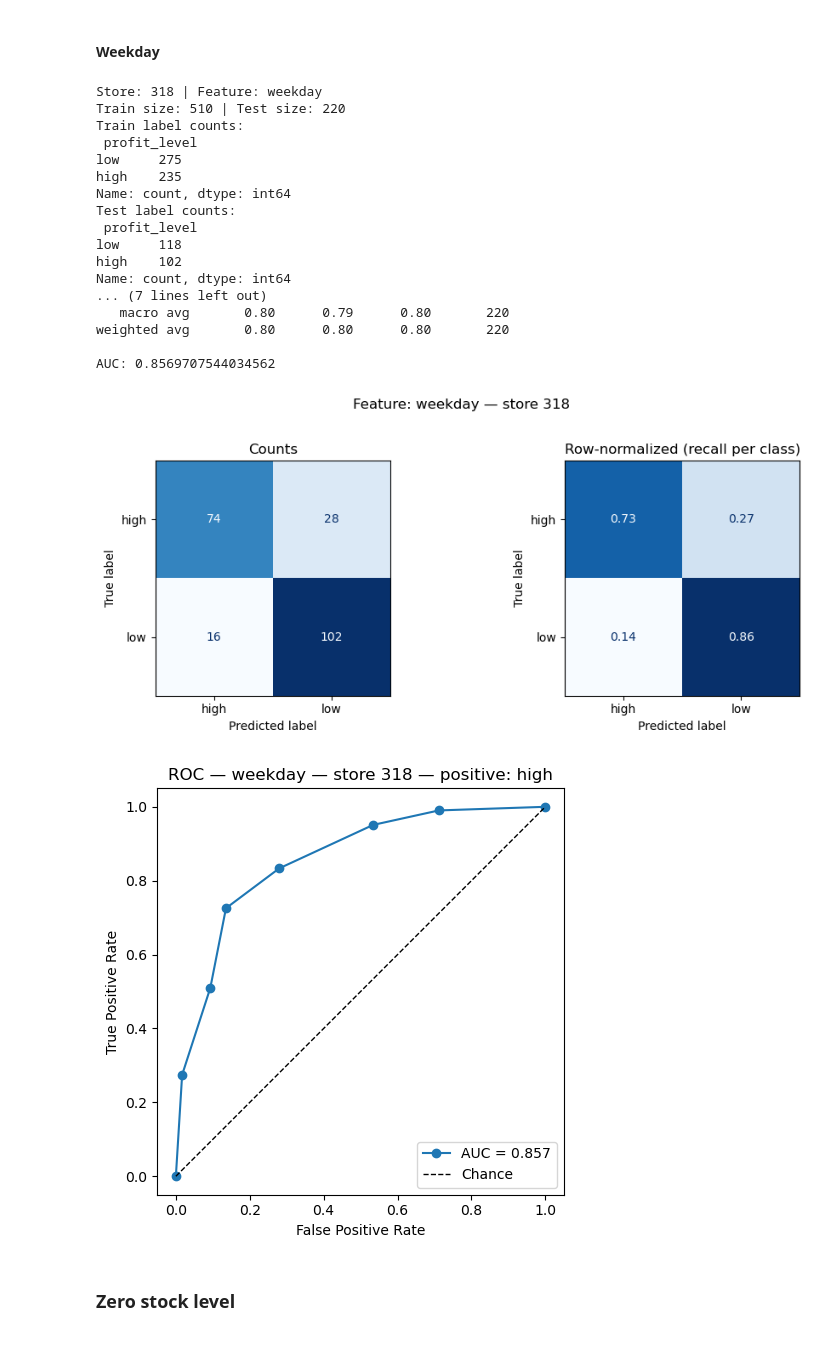
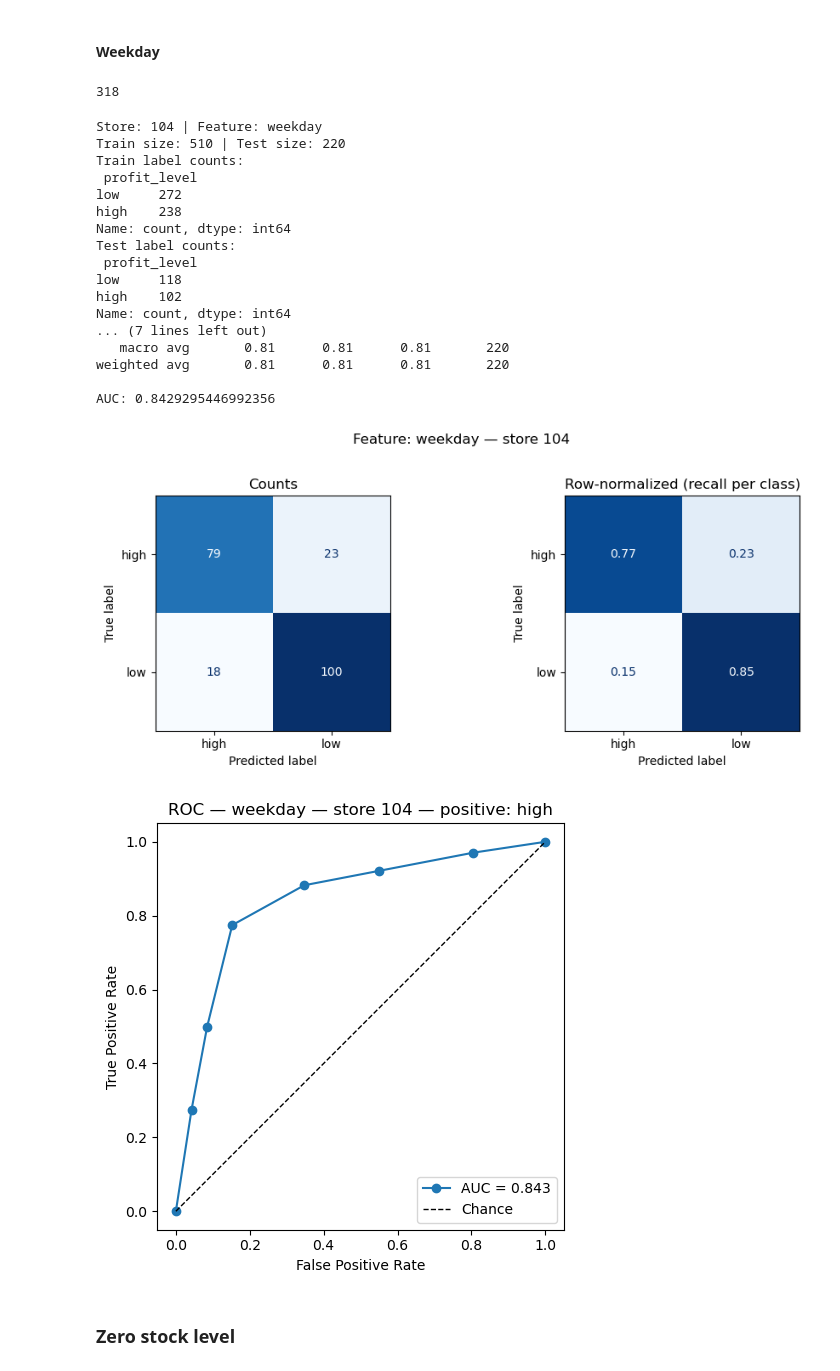
Before and after one commit to Austin-cool/The-Supply-Chain-Paradox, a Jupyter notebook: M2/Models/Naive Bayes/Organizing data.ipynb, the cells around one changed output. Saved outputs shown, nothing was run; the diff lists cells and outputs as text; code cells hidden in the pictures.

```diff
--- a/M2/Models/Naive Bayes/Organizing data.ipynb
+++ b/M2/Models/Naive Bayes/Organizing data.ipynb
@@ -572,5 +586,5 @@ def Naive_Bayes_Classifier(FEATURES, TARGET, Naive_Bayes_features, store, verbos
 # %%
-store = 104
+# store = 104
 # %%
 dataset_dict = zero_ratio_profit_Sale_type_dict
 FEATURES = ["weekday","zero_stock_level","sale_week_type"]
@@ -967,7 +981,7 @@ plt.show()
 # %% [markdown]
 # Single feature classifier
 # %%
-def Naive_Bayes_Classifier_Single_Feature(FEATURE, TARGET, Naive_Bayes_features, store, verbose=True):
+def Naive_Bayes_Classifier_Single_Feature(FEATURE, TARGET, Naive_Bayes_features, store = 104, verbose=True):
     """
     One-feature CategoricalNB for a single store, with ROC/AUC.
 
@@ -1195,37 +1209,41 @@ def Naive_Bayes_Classifier_Single_Feature(FEATURE, TARGET, Naive_Bayes_features,
 #             'accuracy': acc, 'log_loss': ll, 'report': report}
 # %% [markdown]
 #### Weekday
+# %%
+store
+# %% [output]
+318
 # %%
 dataset_dict = zero_ratio_profit_Sale_type_dict
 FEATURES = ["weekday"]
 TARGET = "profit_level"
 
 Naive_Bayes_features = Naive_Bayes_feature_selection_and_split(dataset_dict, FEATURES, TARGET)
 
 # Naive_Bayes_features[104]['train']
 # store = 104
 
-Results1 = Naive_Bayes_Classifier_Single_Feature(FEATURES, TARGET, Naive_Bayes_features, store, verbose=True)
+Results1 = Naive_Bayes_Classifier_Single_Feature(FEATURES, TARGET, Naive_Bayes_features, verbose=True)
 # %% [output]
-Store: 318 | Feature: weekday
+Store: 104 | Feature: weekday
 Train size: 510 | Test size: 220
 Train label counts:
  profit_level
-low     275
-high    235
+low     272
+high    238
 Name: count, dtype: int64
 Test label counts:
  profit_level
 low     118
 high    102
 Name: count, dtype: int64
 ... (7 lines left out)
-   macro avg       0.80      0.79      0.80       220
-weighted avg       0.80      0.80      0.80       220
+   macro avg       0.81      0.81      0.81       220
+weighted avg       0.81      0.81      0.81       220
 
-AUC: 0.8569707544034562
+AUC: 0.8429295446992356
 [figure]
-[figure, old version]
+[figure, new version]
 # %% [markdown]
 ### Zero stock level
 # %%
```
Also changed, not shown: parts of 9 cells of this notebook, 2 other files.
